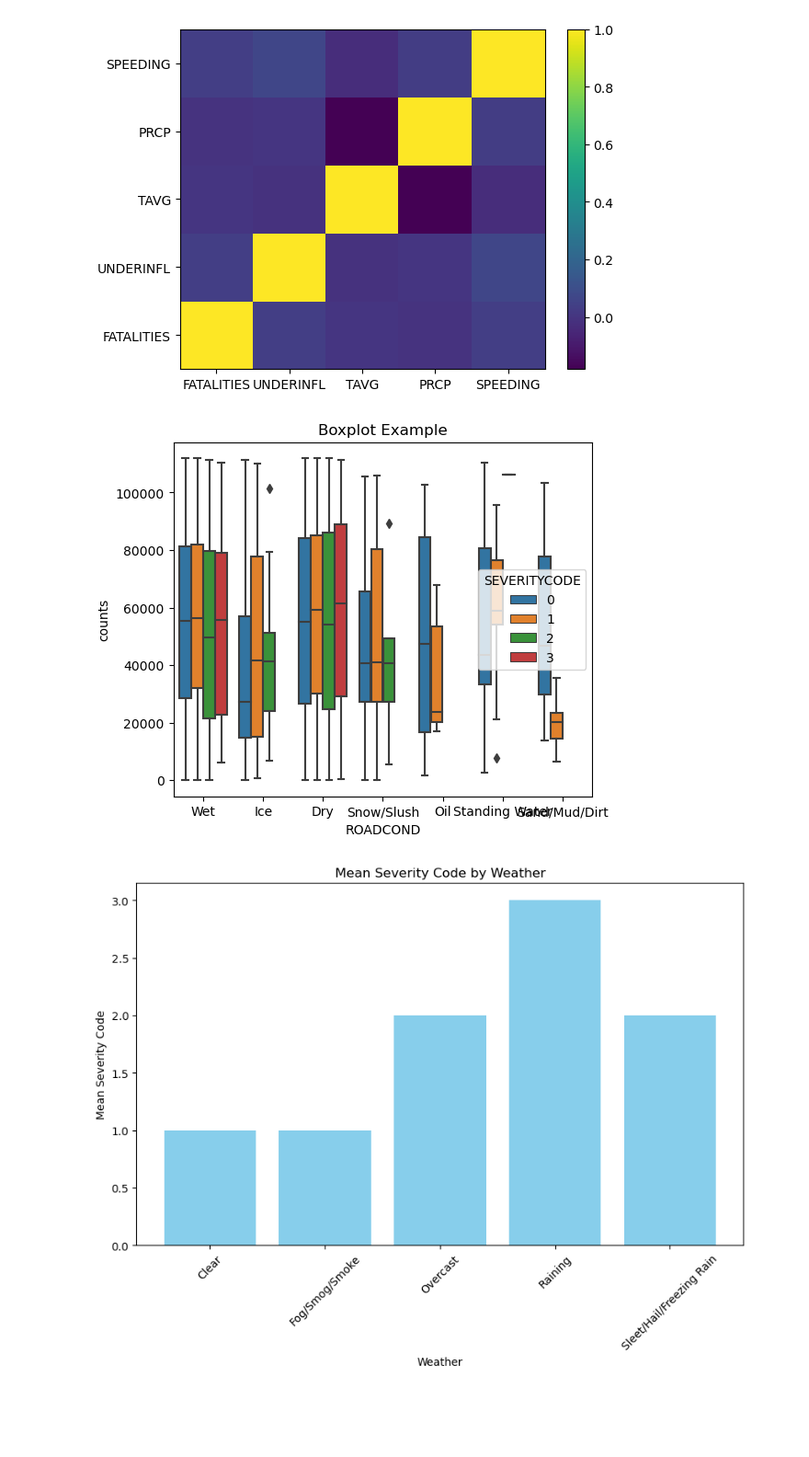
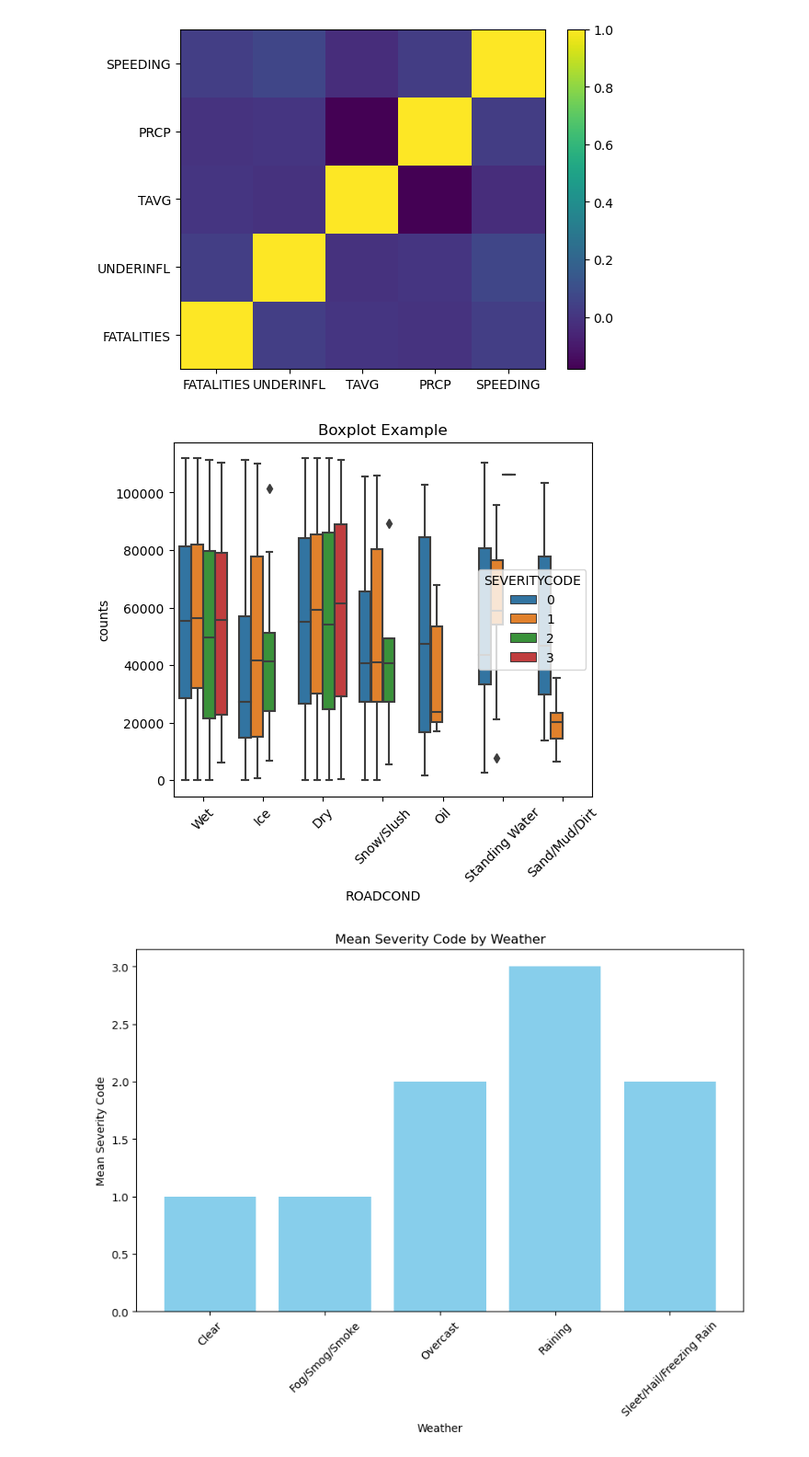
Before and after one commit to JocelynRupp/CS5324Project, a Jupyter notebook: Lab1.ipynb, the cells around one changed output. Shown at 92% size. Drawn from its saved outputs; the diff is of its cells as text; code cells hidden in the pictures; blank space fills up the shorter version.

```diff
--- a/Lab1.ipynb
+++ b/Lab1.ipynb
@@ -243,24 +257,24 @@ plt.show()
 # %%
 # sns boxplot
 plt.subplots(figsize=(20, 5))
 
-w_counts = pd.read_csv('with_count.csv')
+w_counts = pd.read_csv('/Users/juliarushton/Desktop/with_count.csv')
 
 plt.subplot(1,3,1)
 sns.boxplot(x="ROADCOND", y="counts", hue="SEVERITYCODE", data=w_counts)
 plt.title('Boxplot Example')
 
 #plt.subplot(1,3,2)
 #sns.violinplot(x="Sex", y="Age", hue="Survived", data=df)
 #plt.title('Violin Example')
 
 #plt.subplot(1,3,3)
 #sns.swarmplot(x="Sex", y="Age", hue="Survived", data=df, s=3) # s controls marker size (like bins or bw)
 #plt.title('Swarm Example')
-
+plt.xticks(rotation=45)
 plt.show()
 # %% [output]
-[figure, old version]
+[figure, new version]
 # %%
 # Correlation between WEATHER and SEVERITY CODE (NOT REAL DATA)
 import pandas as pd
```
Also changed, not shown: parts of 5 cells of this notebook.
